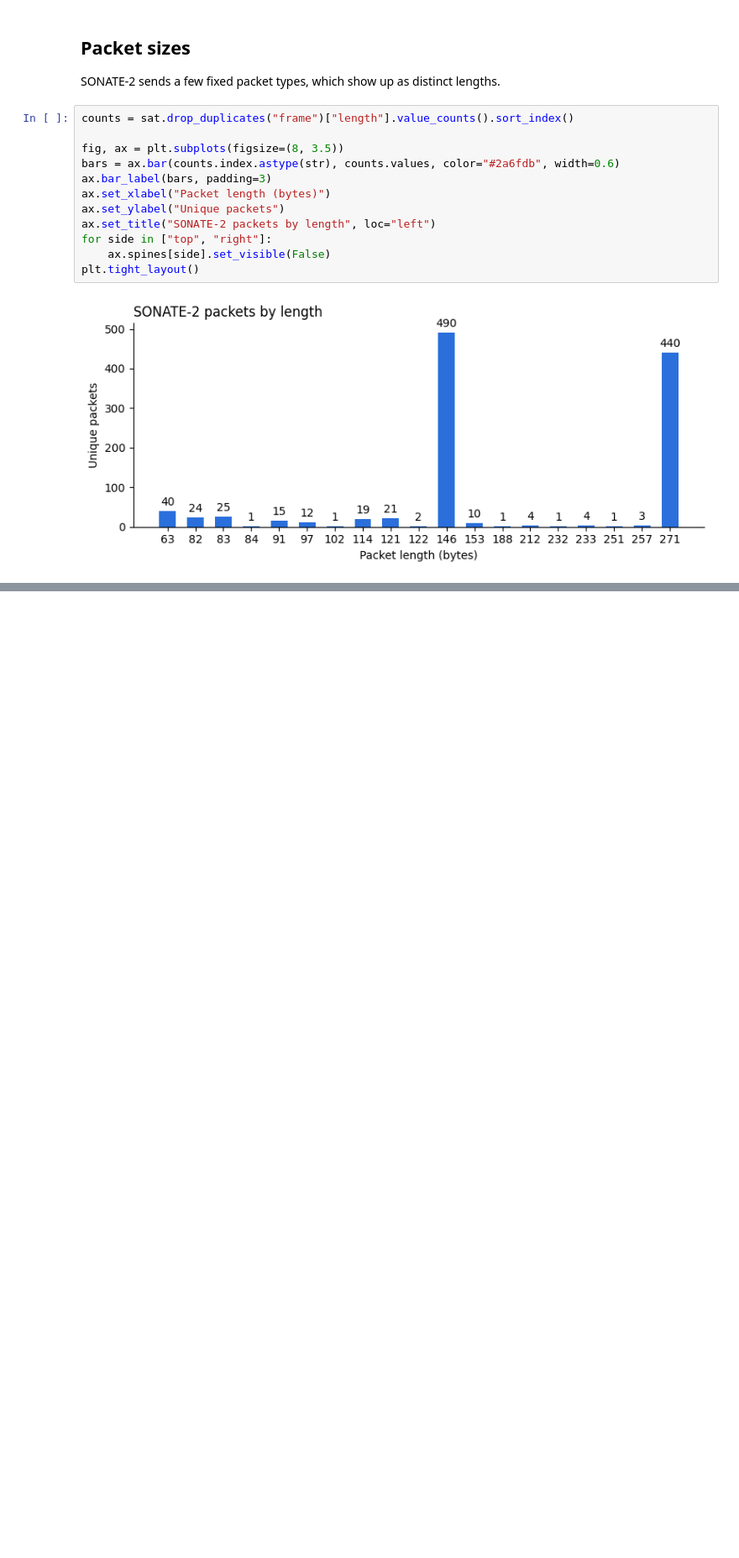
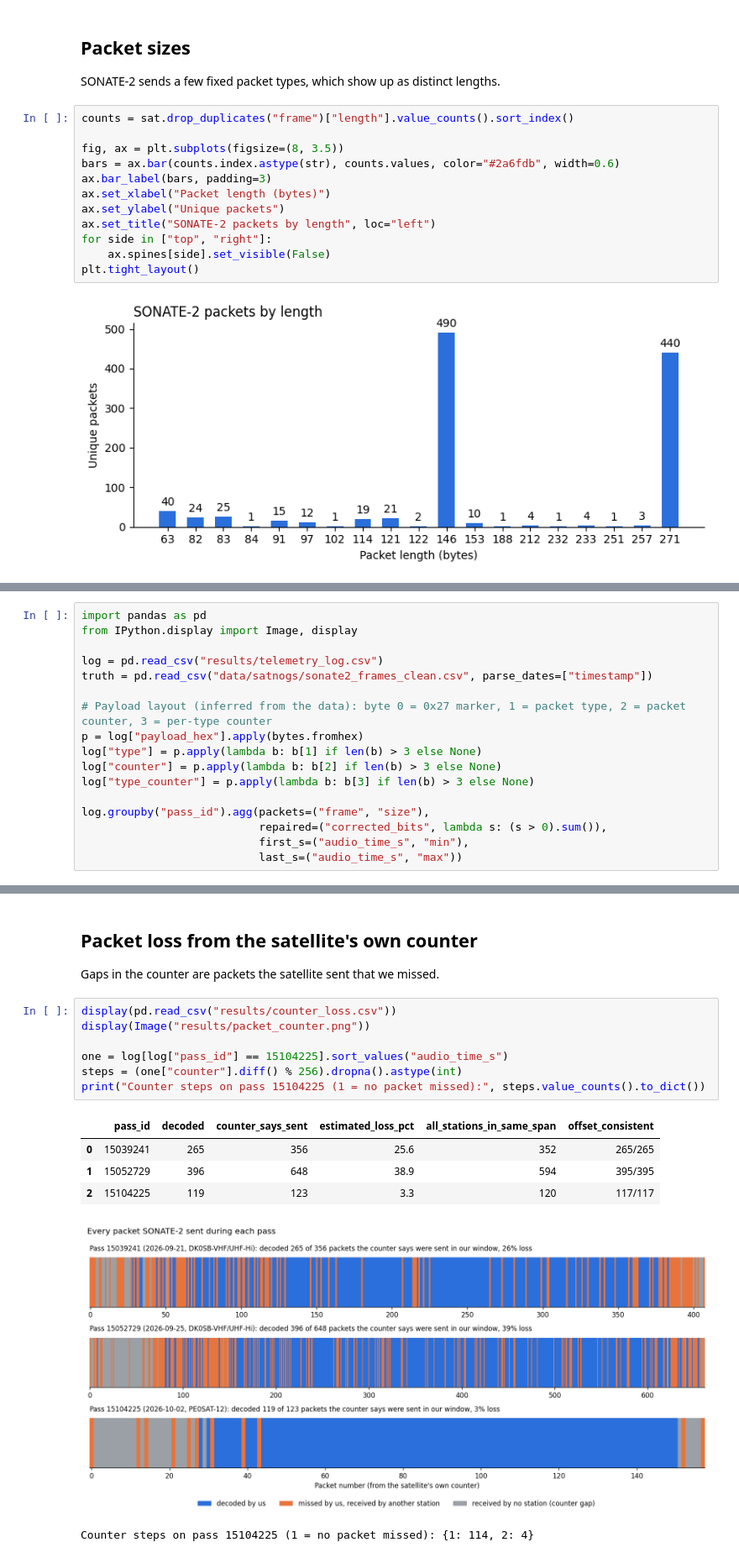
Before and after one commit to nguyen-katie/seds-hack, a Jupyter notebook: satnogs_frames.ipynb, the cells around one changed output, grey strips where cells are left out. Shown at 84% size. Saved outputs shown, nothing was run; the diff lists cells and outputs as text; blank space fills up the shorter version.

```diff
--- a/satnogs_frames.ipynb
+++ b/satnogs_frames.ipynb
@@ -230,0 +234,17 @@ plt.tight_layout()
+# %%
+import pandas as pd
+from IPython.display import Image, display
+
+log = pd.read_csv("results/telemetry_log.csv")
+truth = pd.read_csv("data/satnogs/sonate2_frames_clean.csv", parse_dates=["timestamp"])
+
+# Payload layout (inferred from the data): byte 0 = 0x27 marker, 1 = packet type, 2 = packet counter, 3 = per-type counter
+p = log["payload_hex"].apply(bytes.fromhex)
+log["type"] = p.apply(lambda b: b[1] if len(b) > 3 else None)
+log["counter"] = p.apply(lambda b: b[2] if len(b) > 3 else None)
+log["type_counter"] = p.apply(lambda b: b[3] if len(b) > 3 else None)
+
+log.groupby("pass_id").agg(packets=("frame", "size"),
+                           repaired=("corrected_bits", lambda s: (s > 0).sum()),
+                           first_s=("audio_time_s", "min"),
+                           last_s=("audio_time_s", "max"))
@@ -230,0 +320,17 @@ plt.tight_layout()
+# %% [markdown]
+## Packet loss from the satellite's own counter
+Gaps in the counter are packets the satellite sent that we missed.
+# %%
+display(pd.read_csv("results/counter_loss.csv"))
+display(Image("results/packet_counter.png"))
+
+one = log[log["pass_id"] == 15104225].sort_values("audio_time_s")
+steps = (one["counter"].diff() % 256).dropna().astype(int)
+print("Counter steps on pass 15104225 (1 = no packet missed):", steps.value_counts().to_dict())
+# %% [output]
+|  | pass_id | decoded | counter_says_sent | estimated_loss_pct | all_stations_in_same_span | offset_consistent |
+| 0 | 15039241 | 265 | 356 | 25.6 | 352 | 265/265 |
+| 1 | 15052729 | 396 | 648 | 38.9 | 594 | 395/395 |
+| 2 | 15104225 | 119 | 123 | 3.3 | 120 | 117/117 |
+[figure, added]
+Counter steps on pass 15104225 (1 = no packet missed): {1: 114, 2: 4}
```
Also changed, not shown: parts of 12 cells of this notebook, 6 other files.
